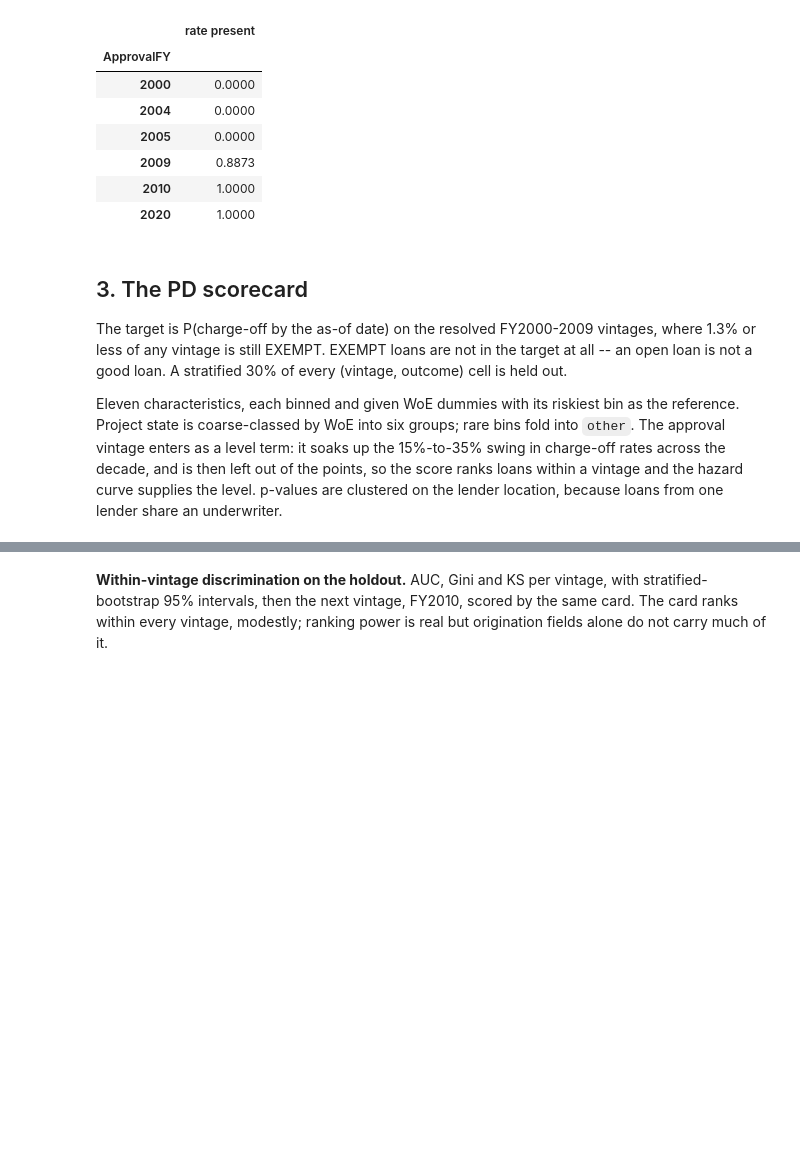
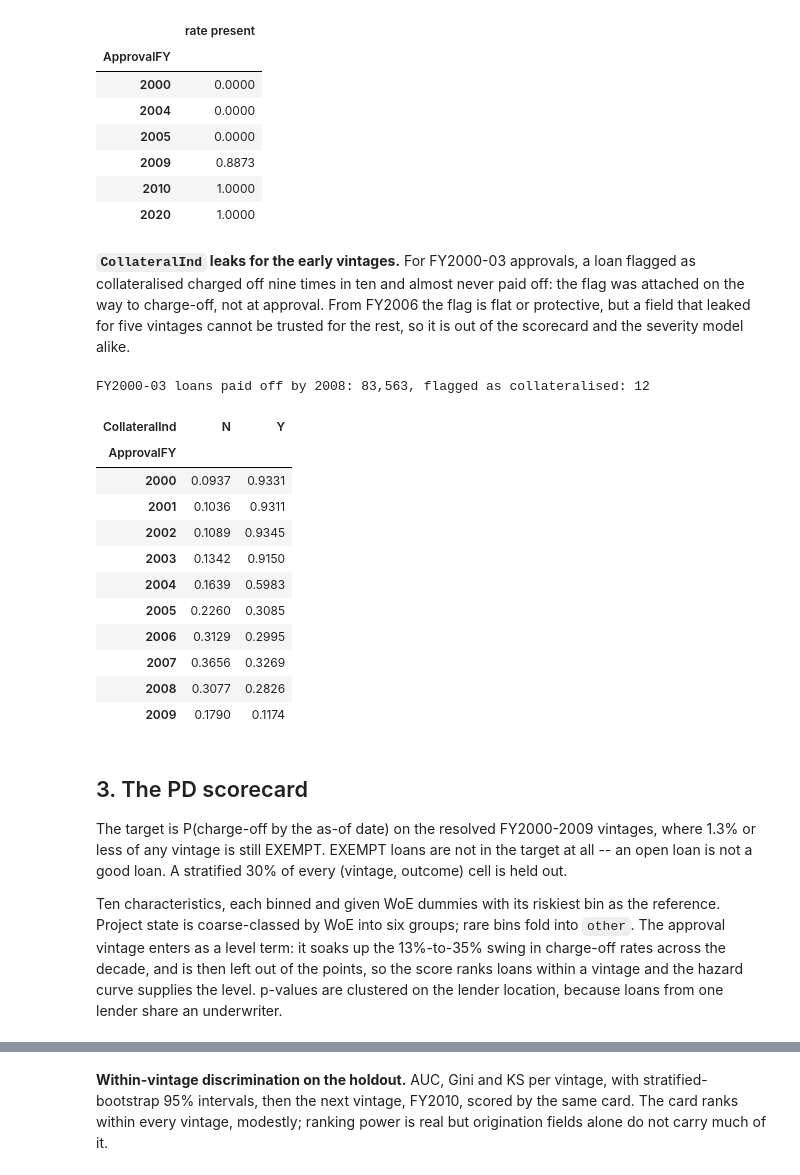
Before and after one commit to Makayacine/Finance, a Jupyter notebook: sba-credit-risk-ecs-dynamo/credit-risk-walkthrough.ipynb, the cells around one changed output, grey strips where cells are left out. Saved outputs shown, nothing was run; the diff lists cells and outputs as text; code cells hidden in the pictures; blank space fills up the shorter version.

```diff
--- a/sba-credit-risk-ecs-dynamo/credit-risk-walkthrough.ipynb
+++ b/sba-credit-risk-ecs-dynamo/credit-risk-walkthrough.ipynb
@@ -148,6 +148,37 @@ rate.loc[[2000, 2004, 2005, 2009, 2010, 2020]].rename("rate present").to_frame()
 | 2009 | 0.8873 |
 | 2010 | 1.0000 |
 | 2020 | 1.0000 |
+# %% [markdown]
+**`CollateralInd` leaks for the early vintages.** For FY2000-03 approvals, a loan flagged as
+collateralised charged off nine times in ten and almost never paid off: the flag was attached
+on the way to charge-off, not at approval. From FY2006 the flag is flat or protective, but a
+field that leaked for five vintages cannot be trusted for the rest, so it is out of the
+scorecard and the severity model alike.
+# %%
+flag = pd.concat([pd.read_csv(p, usecols=["BusinessType", "LoanStatus", "CollateralInd",
+                                          "ApprovalFY", "PaidInFullDate"])
+                  for p in LOAN_FILES], ignore_index=True)
+resolved = flag[flag.BusinessType.isin(sba.COMPANY) & flag.LoanStatus.isin(["P I F", "CHGOFF"])
+                & flag.ApprovalFY.between(2000, 2009)]
+early_paid = resolved[(resolved.LoanStatus == "P I F") & (resolved.ApprovalFY <= 2003)]
+by_2008 = early_paid[pd.to_datetime(early_paid.PaidInFullDate).dt.year <= 2008]
+print(f"FY2000-03 loans paid off by 2008: {len(by_2008):,}, flagged as collateralised: "
+      f"{(by_2008.CollateralInd == 'Y').sum():,}")
+(resolved.LoanStatus == "CHGOFF").groupby([resolved.ApprovalFY, resolved.CollateralInd]).mean().unstack()
+# %% [output]
+FY2000-03 loans paid off by 2008: 83,563, flagged as collateralised: 12
+| CollateralInd | N | Y |
+| ApprovalFY |  |  |
+| 2000 | 0.0937 | 0.9331 |
+| 2001 | 0.1036 | 0.9311 |
+| 2002 | 0.1089 | 0.9345 |
+| 2003 | 0.1342 | 0.9150 |
+| 2004 | 0.1639 | 0.5983 |
+| 2005 | 0.2260 | 0.3085 |
+| 2006 | 0.3129 | 0.2995 |
+| 2007 | 0.3656 | 0.3269 |
+| 2008 | 0.3077 | 0.2826 |
+| 2009 | 0.1790 | 0.1174 |
 # %% [markdown]
 ## 3. The PD scorecard
 
@@ -155,9 +186,9 @@ The target is P(charge-off by the as-of date) on the resolved FY2000-2009 vintag
 or less of any vintage is still EXEMPT. EXEMPT loans are not in the target at all -- an open
 loan is not a good loan. A stratified 30% of every (vintage, outcome) cell is held out.
 
-Eleven characteristics, each binned and given WoE dummies with its riskiest bin as the
+Ten characteristics, each binned and given WoE dummies with its riskiest bin as the
 reference. Project state is coarse-classed by WoE into six groups; rare bins fold into `other`.
-The approval vintage enters as a level term: it soaks up the 15%-to-35% swing in charge-off
+The approval vintage enters as a level term: it soaks up the 13%-to-35% swing in charge-off
 rates across the decade, and is then left out of the points, so the score ranks loans within a
 vintage and the hazard curve supplies the level. p-values are clustered on the lender location,
 because loans from one lender share an underwriter.
```
Also changed, not shown: parts of 29 cells of this notebook, 12 other files.
